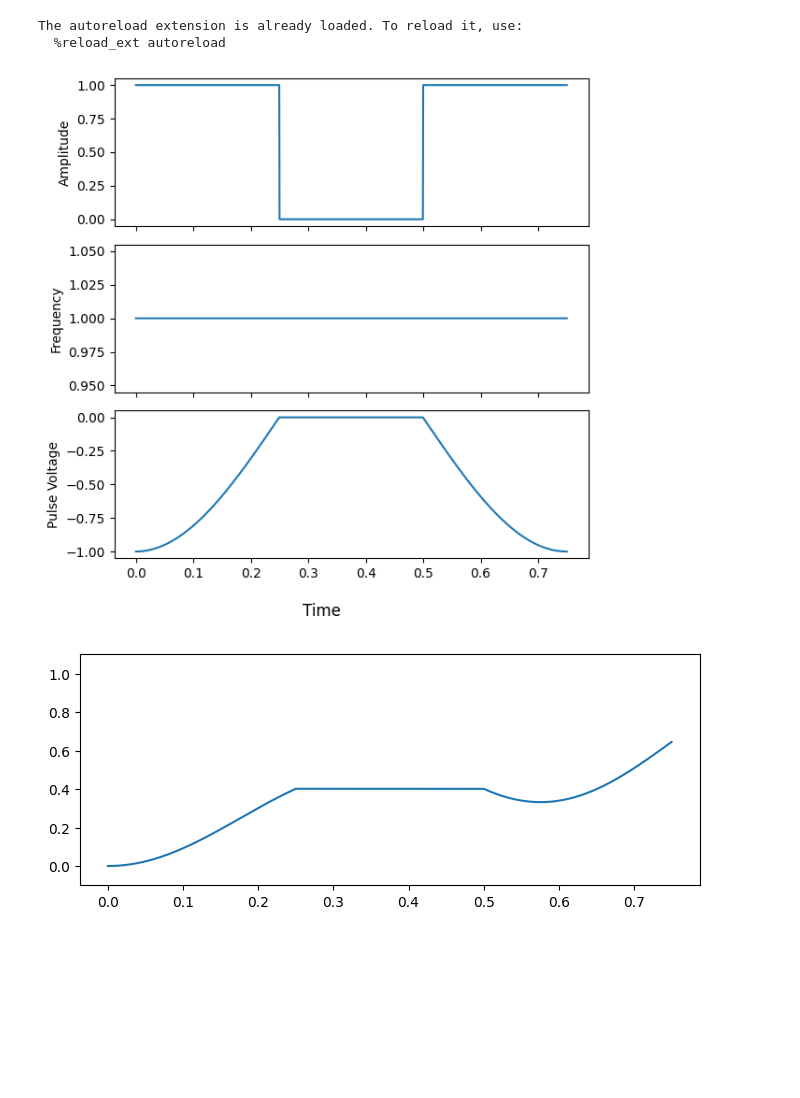
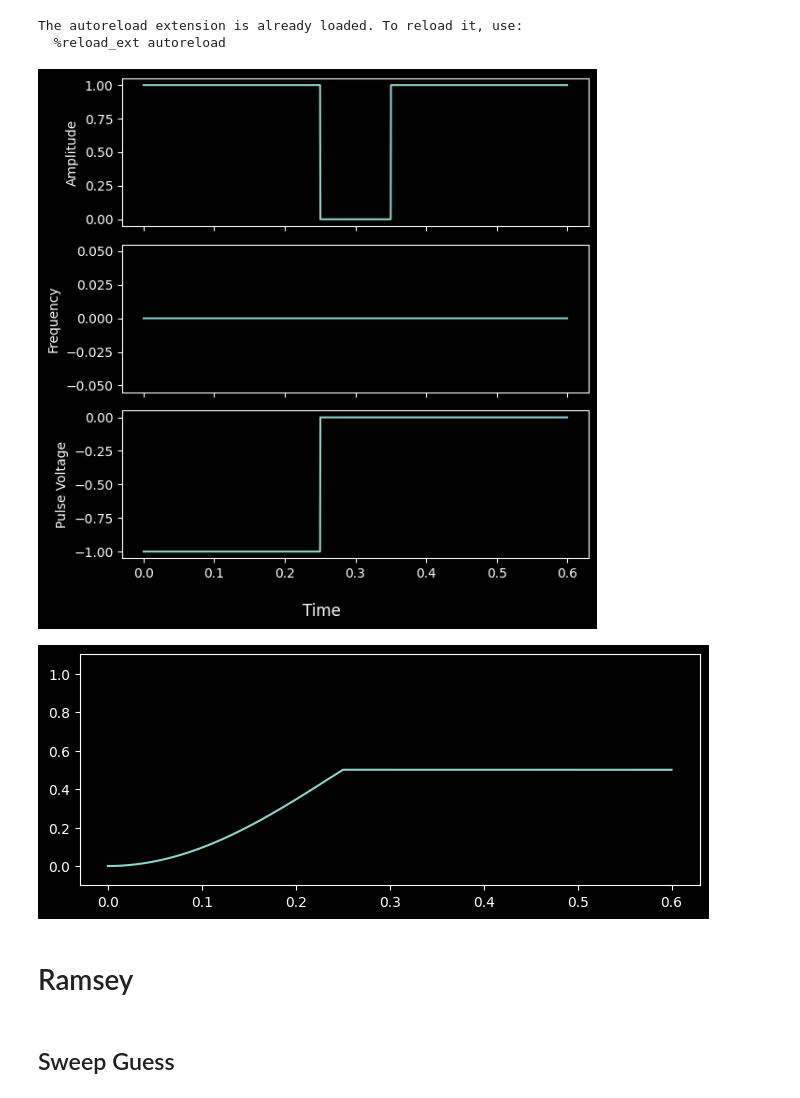
Before and after one commit to Slippery-Chickenz/qipQubitSimTools, a Jupyter notebook: src/example.ipynb, the cells around one changed output. Cells and saved outputs as stored; diff of their text form; code cells hidden in the pictures; blank space fills up the shorter version.

Commit message:
Added Ramsey Experiments and premade gates

```diff
--- a/src/example.ipynb
+++ b/src/example.ipynb
@@ -6,9 +6,14 @@
 %autoreload 2
 import qipQST as qst
 import numpy as np
+
+import matplotlib.pyplot as plt
+
+plt.style.use('dark_background')
 # %% [output]
 The autoreload extension is already loaded. To reload it, use:
   %reload_ext autoreload
 # %%
-tau = 0.25
+tau = 0.1
+guess = 0
 # %%
@@ -26,11 +23,11 @@ idleGate.appendPulse(idlePulse)
 # %%
-ramseyCircuit = qst.QuantumCircuit(0)
-ramseyCircuit.appendGate(XPi2Gate)
-ramseyCircuit.appendGate(idleGate)
-ramseyCircuit.appendGate(YPi2Gate)
+ramseyCircuit = qst.QuantumCircuit(guess)
+ramseyCircuit.appendGate(qst.PiO2X())
+ramseyCircuit.appendGate(qst.IdleGate(tau))
+ramseyCircuit.appendGate(qst.PiO2Y())
 ramseyCircuit.plotCircuitWaveform()
 # %% [output]
-[figure, old version]
+[figure, new version]
 # %%
 testSimulator = qst.PulseSimulator()
 testSimulator.setQubit(qst.Qubit(0))
@@ -39,7 +36,10 @@ testSimulator.setTimeSteps(1, 10000)
 # %%
 testResult = testSimulator.simulateCircuit(1, 10000)
 # %%
-
 testResult.plotStates()
 # %% [output]
-[figure, old version]
+[figure, new version]
+# %% [markdown]
+# Ramsey
+# %% [markdown]
+## Sweep Guess
```
Also changed, not shown: parts of 12 cells of this notebook, 10 other files.
